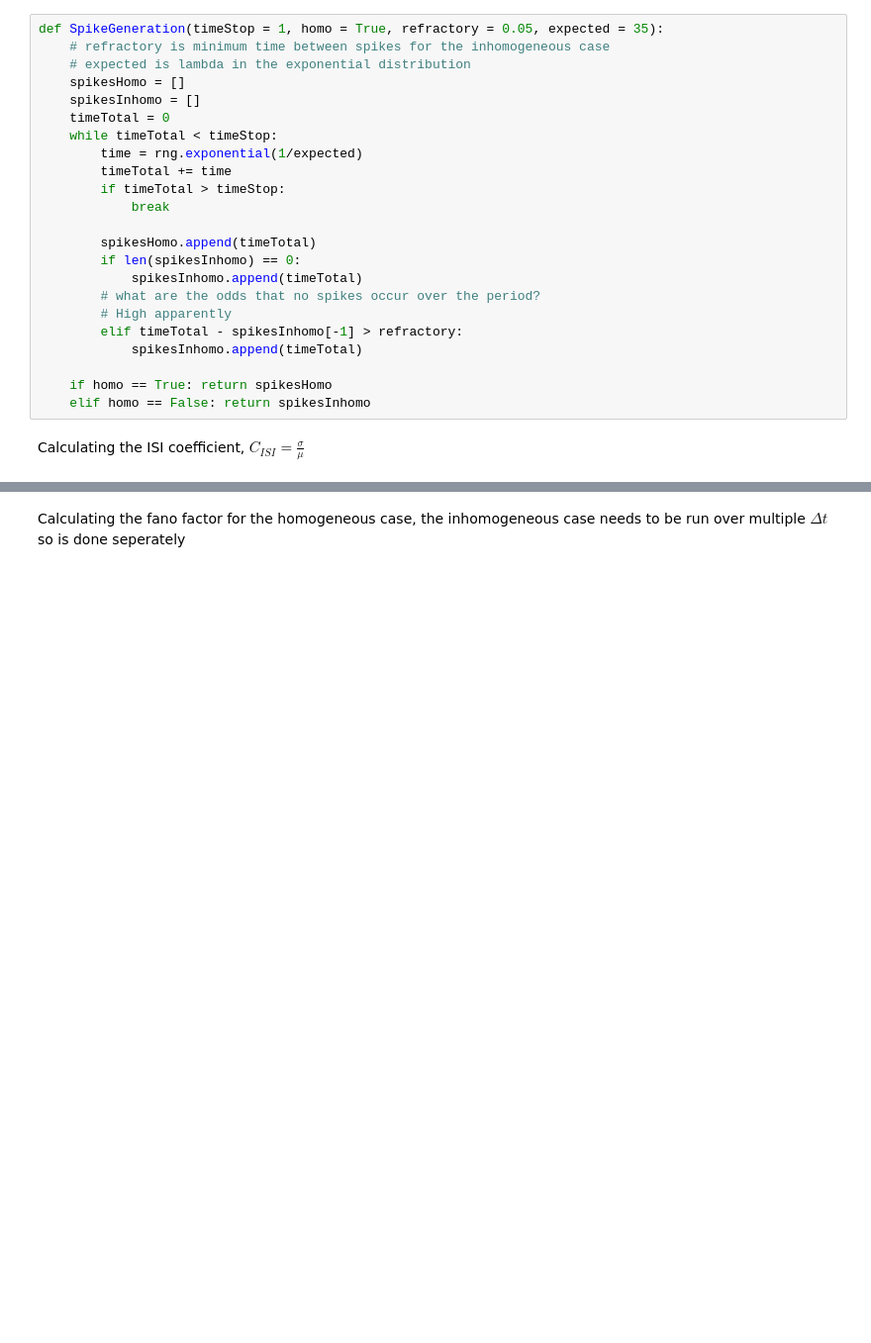
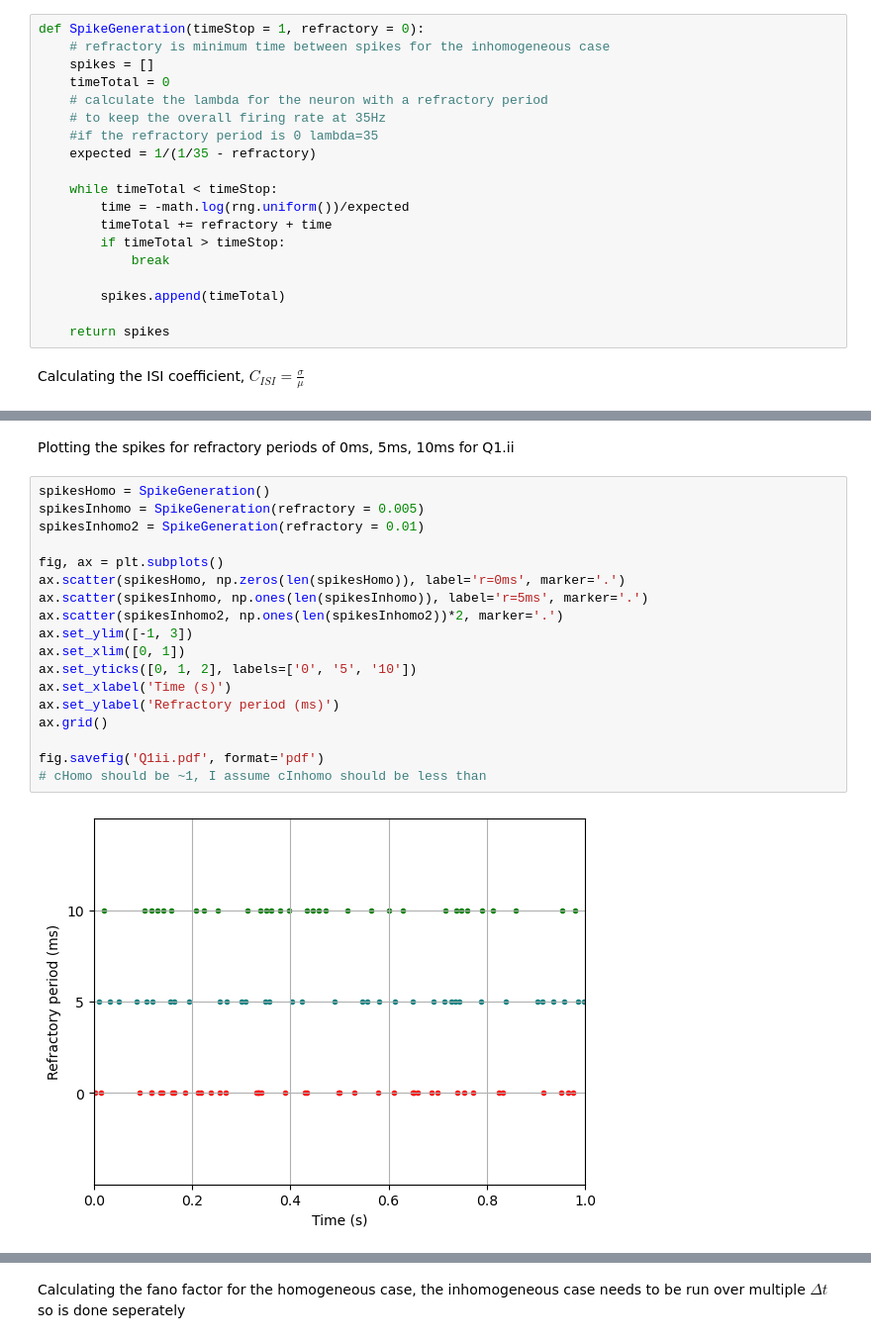
Before and after one commit to Kateh1871/Neuro-Sci, a Jupyter notebook: Full Coursework.ipynb, the cells around one changed output, grey strips where cells are left out. Shown at 99% size. Drawn from its saved outputs; the diff is of its cells as text; blank space fills up the shorter version.

```diff
--- a/Full Coursework.ipynb
+++ b/Full Coursework.ipynb
@@ -9,28 +13,24 @@ rng = np.random.default_rng(seed=69420)     # set up random number generator wit
 # %% [markdown]
 Generating the spikes, uses the exponential distribution to determine the time to the next spike. Could be optmised, calculating both the homo and inhomo case while only returning one is silly
 # %%
-def SpikeGeneration(timeStop = 1, homo = True, refractory = 0.05, expected = 35):
+def SpikeGeneration(timeStop = 1, refractory = 0):
     # refractory is minimum time between spikes for the inhomogeneous case
-    # expected is lambda in the exponential distribution
-    spikesHomo = []
-    spikesInhomo = []
+    spikes = []
     timeTotal = 0
+    # calculate the lambda for the neuron with a refractory period
+    # to keep the overall firing rate at 35Hz
+    #if the refractory period is 0 lambda=35
+    expected = 1/(1/35 - refractory)
+
     while timeTotal < timeStop:
-        time = rng.exponential(1/expected)
-        timeTotal += time
+        time = -math.log(rng.uniform())/expected
+        timeTotal += refractory + time
         if timeTotal > timeStop:
             break
 
-        spikesHomo.append(timeTotal)
-        if len(spikesInhomo) == 0:
-            spikesInhomo.append(timeTotal)
-        # what are the odds that no spikes occur over the period?
-        # High apparently
-        elif timeTotal - spikesInhomo[-1] > refractory:
-            spikesInhomo.append(timeTotal)
+        spikes.append(timeTotal)
 
-    if homo == True: return spikesHomo
-    elif homo == False: return spikesInhomo
+    return spikes
 # %% [markdown]
 Calculating the ISI coefficient, $C_{ISI} = \frac{\sigma}{\mu}$
 # %%
@@ -67 +57,23 @@ def FanoFactor(spikes):
     return np.var(spikeCounts) / np.mean(spikeCounts)
+# %% [markdown]
+Plotting the spikes for refractory periods of 0ms, 5ms, 10ms for Q1.ii
+# %%
+spikesHomo = SpikeGeneration()
+spikesInhomo = SpikeGeneration(refractory = 0.005)
+spikesInhomo2 = SpikeGeneration(refractory = 0.01)
+
+fig, ax = plt.subplots()
+ax.scatter(spikesHomo, np.zeros(len(spikesHomo)), label='r=0ms', marker='.')
+ax.scatter(spikesInhomo, np.ones(len(spikesInhomo)), label='r=5ms', marker='.')
+ax.scatter(spikesInhomo2, np.ones(len(spikesInhomo2))*2, marker='.')
+ax.set_ylim([-1, 3])
+ax.set_xlim([0, 1])
+ax.set_yticks([0, 1, 2], labels=['0', '5', '10'])
+ax.set_xlabel('Time (s)')
+ax.set_ylabel('Refractory period (ms)')
+ax.grid()
+
+fig.savefig('Q1ii.pdf', format='pdf')
+# cHomo should be ~1, I assume cInhomo should be less than
+# %% [output]
+[figure, added]
```
Also changed, not shown: parts of 28 cells of this notebook, 10 other files.
